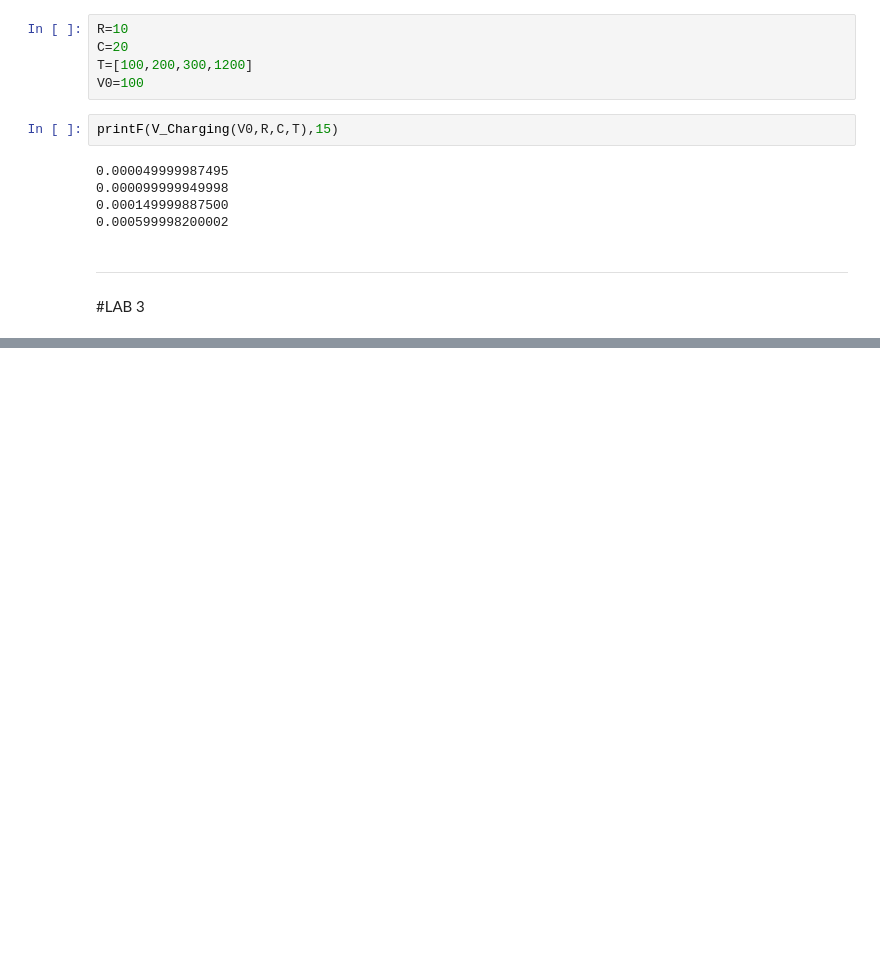
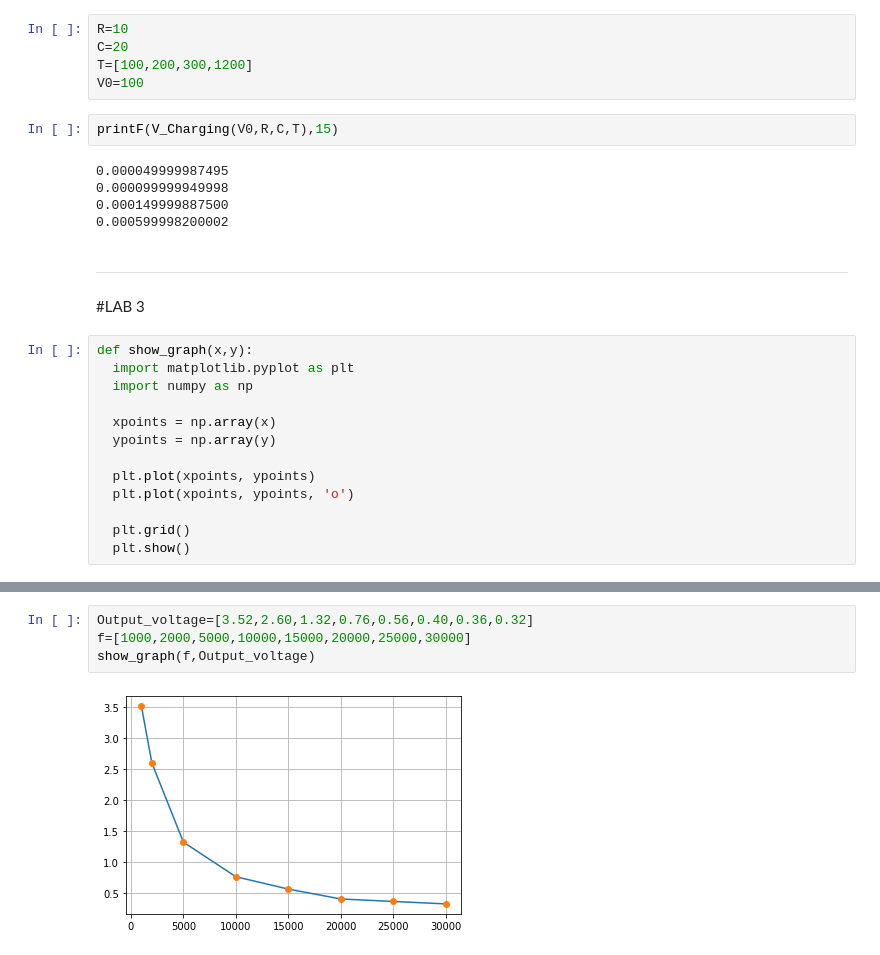
Before and after one commit to RafsanJany-44/Lab_NSU_PHY, a Jupyter notebook: Phy_lab.ipynb, the cells around one changed output, grey strips where cells are left out. Saved outputs shown, nothing was run; the diff lists cells and outputs as text; blank space fills up the shorter version.

```diff
--- a/Phy_lab.ipynb
+++ b/Phy_lab.ipynb
@@ -151,3 +151,16 @@ printF(V_Charging(V0,R,C,T),15)
 ----------------------------------------------------------------------
 # %% [markdown]
 #LAB 3
+# %%
+def show_graph(x,y):
+  import matplotlib.pyplot as plt
+  import numpy as np
+
+  xpoints = np.array(x)
+  ypoints = np.array(y)
+
+  plt.plot(xpoints, ypoints)
+  plt.plot(xpoints, ypoints, 'o')
+
+  plt.grid()
+  plt.show()
@@ -154 +263,7 @@ printF(V_Charging(V0,R,C,T),15)
+# %%
+Output_voltage=[3.52,2.60,1.32,0.76,0.56,0.40,0.36,0.32]
+f=[1000,2000,5000,10000,15000,20000,25000,30000]
+show_graph(f,Output_voltage)
+# %% [output]
+[figure, added]
 # %%
```
Also changed, not shown: parts of 7 cells of this notebook.
